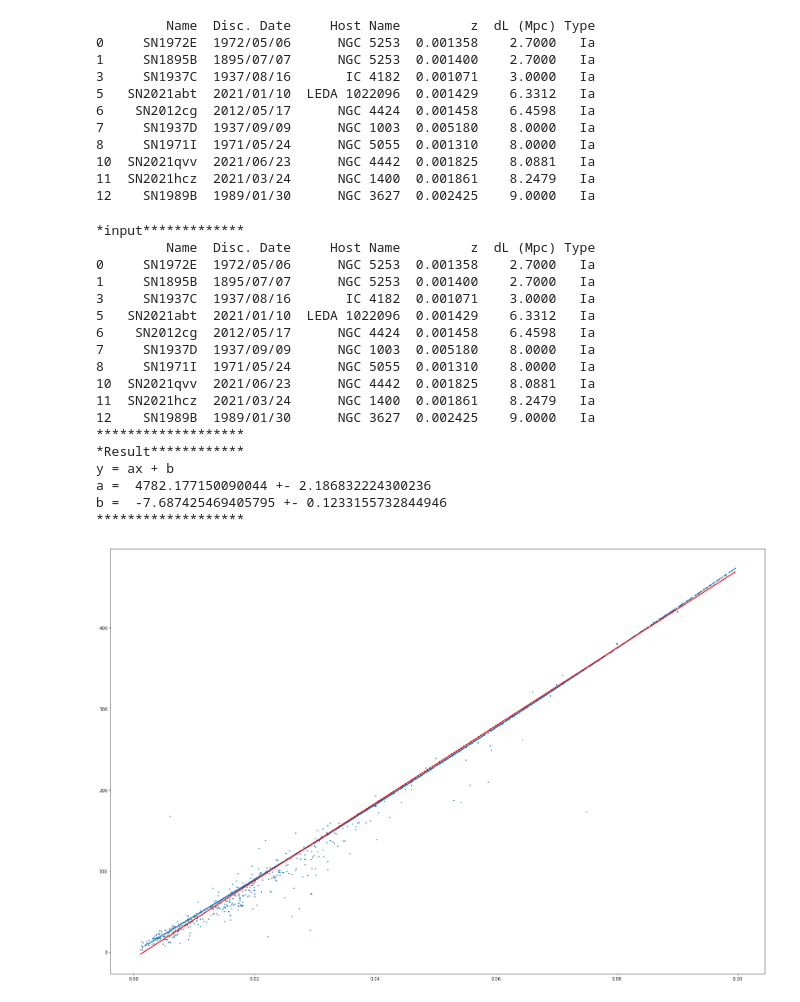
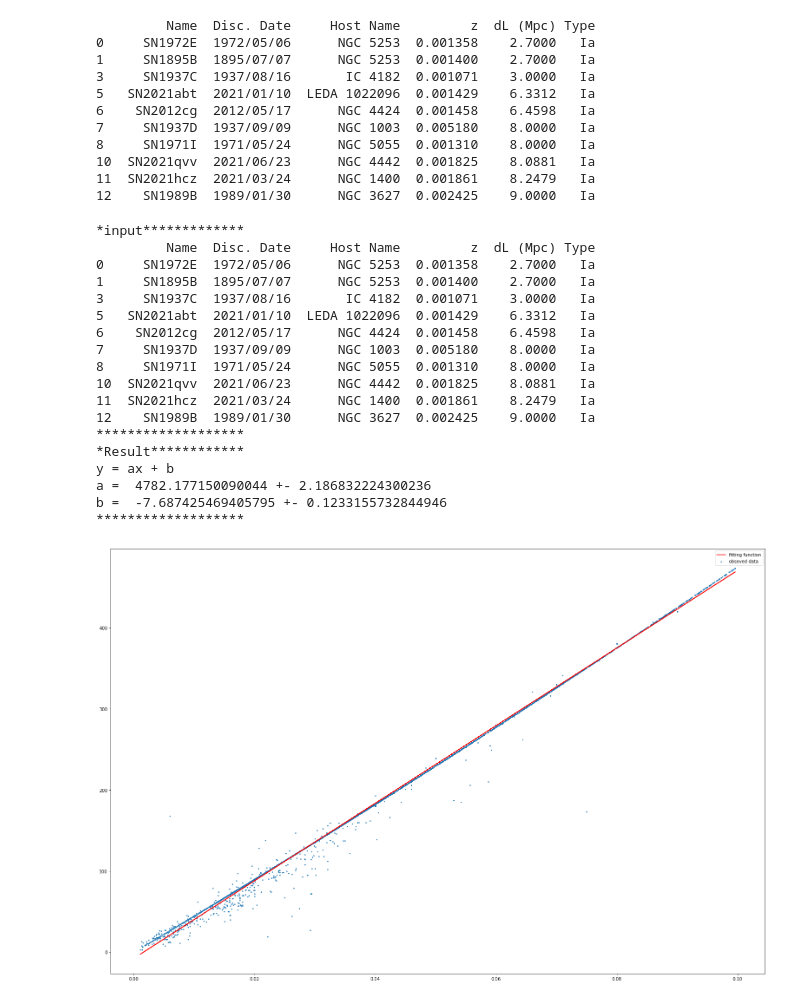
Before and after one commit to serowsuzuki/2021semi, a Jupyter notebook: fittng.ipynb, the cells around one changed output. Drawn from its saved outputs; the diff is of its cells as text; code cells hidden in the pictures.

Commit message:
improving on fitting.ipynb

```diff
--- a/fittng.ipynb
+++ b/fittng.ipynb
@@ -62,21 +62,23 @@ print(data_ext.head(10))
 # %%
 #fittingを行うメインの関数
 def fitting_linear(data):
+    z_observed = data["z"]
+    dl_observed = data["dL (Mpc)"]
     #モデル式を表す関数
     def linear_func(X, a, b): # １次式 Y=ax+b
         Y = a * X + b
         return Y
 
+    # plot部分
     def linear_plot():
-        x = data["z"]
+        x = z_observed
         y = x*popt[0]+popt[1]
-        plt.plot(x,y,color = "red",label="fitting function")
-        plt.scatter(x,data_ext["dL (Mpc)"],s=3,label="obseved data")
+        plt.plot(x, y, color = "red", label="fitting function")
+        plt.scatter(z_observed, dl_observed, s=3, label="obseved data")
         plt.rcParams["figure.figsize"] = [27,18]
-        plt.show
+        plt.legend()
+        plt.show()
 
-    z_observed = data["z"]
-    dl_observed = data["dL (Mpc)"]
 
     #fittingのメイン計算部分
     popt, pcov = curve_fit(linear_func,z_observed,dl_observed) #poptは最適推定値、pcovは共分散が出力される
@@ -87,31 +89,31 @@ def fitting_linear(data):
     print(data.head(10))
     print("*******************")
     print("*Result************")
     print("y = ax + b")
     print("a = ", popt[0], "+-", perr[0])
     print("b = ", popt[1], "+-", perr[1])
     print("*******************")
     linear_plot()
     return
 
 fitting_linear(data_ext)
 # %% [output]
 *input*************
          Name  Disc. Date     Host Name         z  dL (Mpc) Type
 0     SN1972E  1972/05/06      NGC 5253  0.001358    2.7000   Ia
 1     SN1895B  1895/07/07      NGC 5253  0.001400    2.7000   Ia
 3     SN1937C  1937/08/16       IC 4182  0.001071    3.0000   Ia
 5   SN2021abt  2021/01/10  LEDA 1022096  0.001429    6.3312   Ia
 6    SN2012cg  2012/05/17      NGC 4424  0.001458    6.4598   Ia
 7     SN1937D  1937/09/09      NGC 1003  0.005180    8.0000   Ia
 8     SN1971I  1971/05/24      NGC 5055  0.001310    8.0000   Ia
 10  SN2021qvv  2021/06/23      NGC 4442  0.001825    8.0881   Ia
 11  SN2021hcz  2021/03/24      NGC 1400  0.001861    8.2479   Ia
 12    SN1989B  1989/01/30      NGC 3627  0.002425    9.0000   Ia
 *******************
 *Result************
 y = ax + b
 a =  4782.177150090044 +- 2.186832224300236
 b =  -7.687425469405795 +- 0.1233155732844946
 *******************
-[figure, old version]
+[figure, new version]
```
